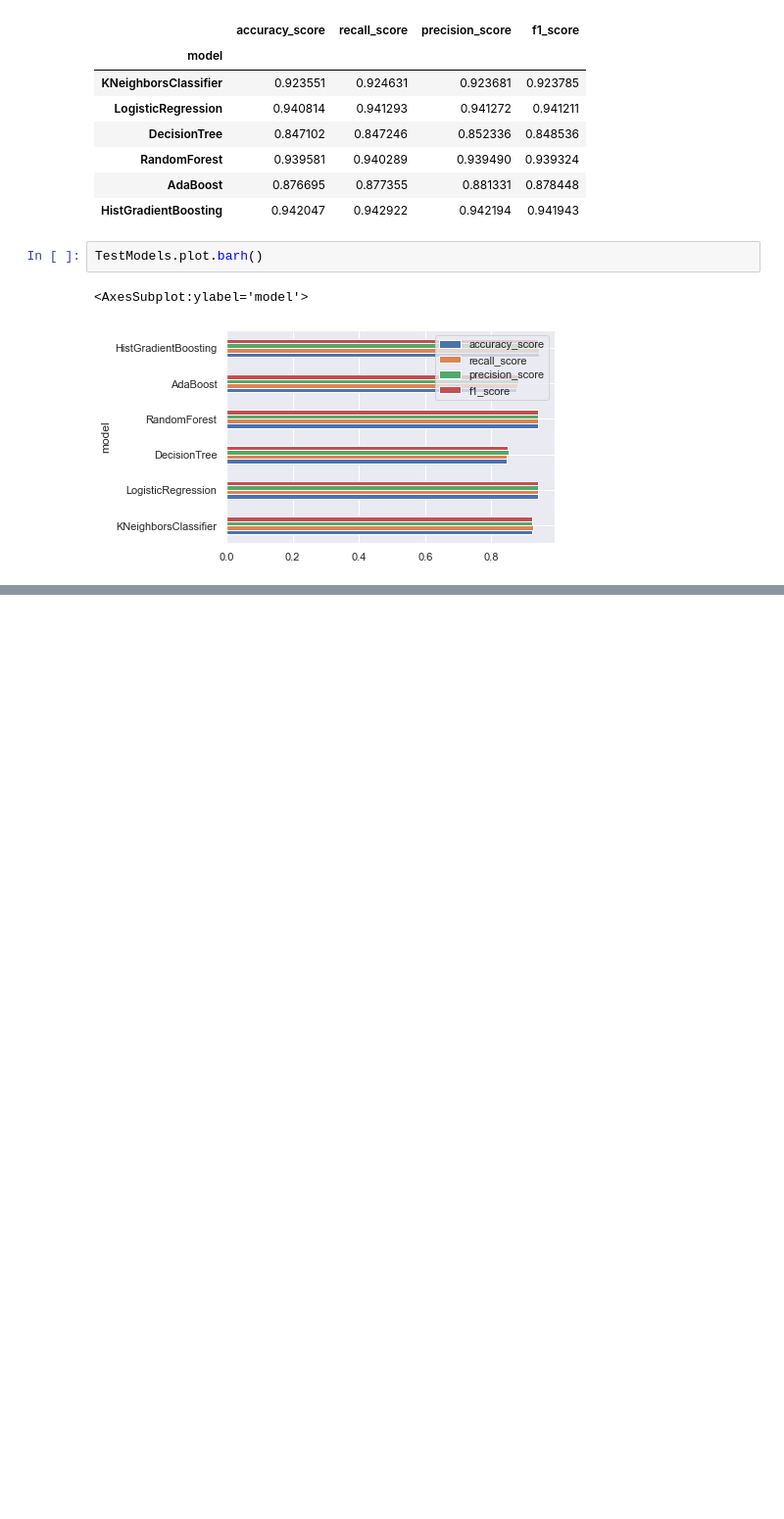
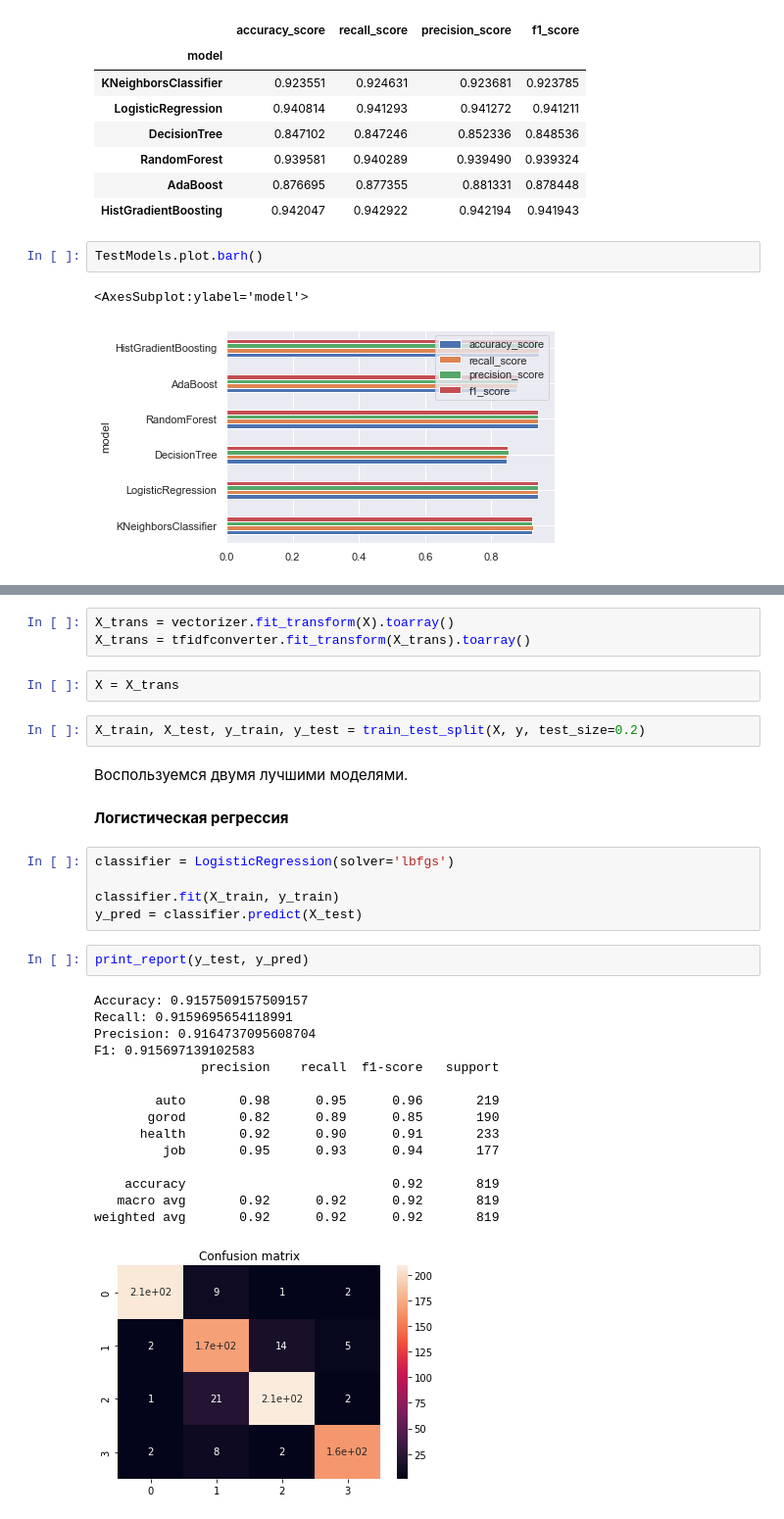
Before and after one commit to avmusatov/NLP, a Jupyter notebook: lab 2/text_analysis_lab2_Musatov_Anton.ipynb, the cells around one changed output, grey strips where cells are left out. Shown at 98% size. Cells and saved outputs as stored; diff of their text form; blank space fills up the shorter version.

```diff
--- a/lab 2/text_analysis_lab2_Musatov_Anton.ipynb
+++ b/lab 2/text_analysis_lab2_Musatov_Anton.ipynb
@@ -832,0 +904,34 @@ TestModels.plot.barh()
+# %%
+X_trans = vectorizer.fit_transform(X).toarray()
+X_trans = tfidfconverter.fit_transform(X_trans).toarray()
+# %%
+X = X_trans
+# %%
+X_train, X_test, y_train, y_test = train_test_split(X, y, test_size=0.2)
+# %% [markdown]
+Воспользуемся двумя лучшими моделями.
+# %% [markdown]
+**Логистическая регрессия**
+# %%
+classifier = LogisticRegression(solver='lbfgs')
+
+classifier.fit(X_train, y_train)
+y_pred = classifier.predict(X_test)
+# %%
+print_report(y_test, y_pred)
+# %% [output]
+Accuracy: 0.9157509157509157
+Recall: 0.9159695654118991
+Precision: 0.9164737095608704
+F1: 0.915697139102583
+              precision    recall  f1-score   support
+
+        auto       0.98      0.95      0.96       219
+       gorod       0.82      0.89      0.85       190
+      health       0.92      0.90      0.91       233
+         job       0.95      0.93      0.94       177
+
+    accuracy                           0.92       819
+   macro avg       0.92      0.92      0.92       819
+weighted avg       0.92      0.92      0.92       819
+[figure, added]
```
Also changed, not shown: parts of 27 cells of this notebook, 6 other files.
